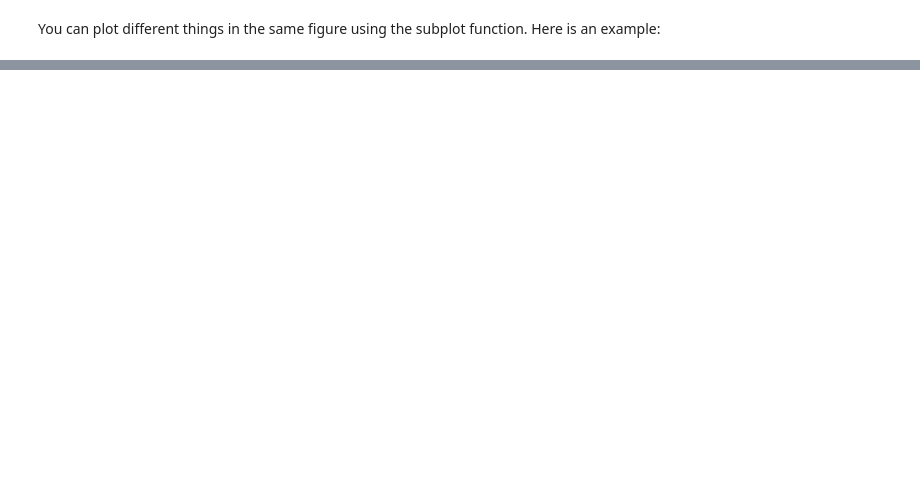
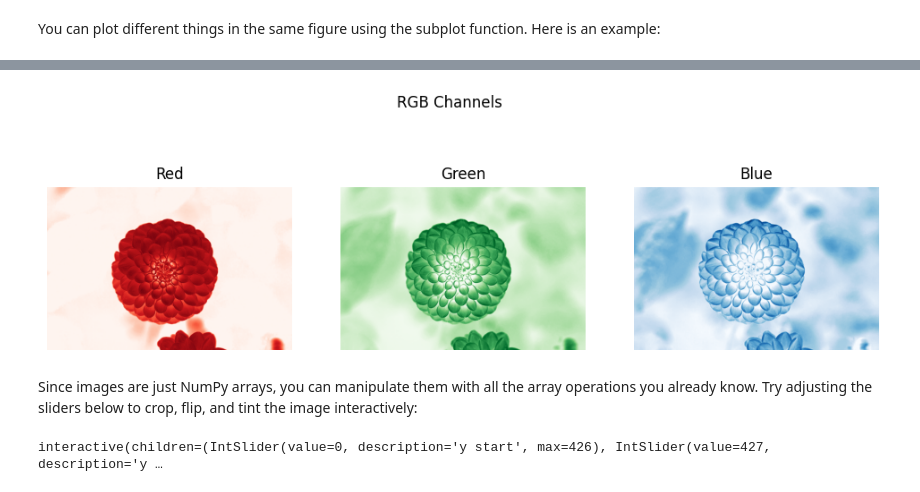
Before and after one commit to JerryYangAI/cs231n.github.io, a Jupyter notebook: python-colab.ipynb, the cells around one changed output, grey strips where cells are left out. Cells and saved outputs as stored; diff of their text form; code cells hidden in the pictures; blank space fills up the shorter version.

```diff
--- a/python-colab.ipynb
+++ b/python-colab.ipynb
@@ -993,0 +1180,13 @@ You can read much more about the `subplot` function in the [documentation](http:
+# %%
+from sklearn.datasets import load_sample_image
+
+# sklearn ships with a sample image: "flower.jpg"
+img_array = load_sample_image('flower.jpg')
+
+print(f'Image shape: {img_array.shape}')  # (H, W, 3)
+print(f'Dtype: {img_array.dtype}')         # uint8, values 0-255
+
+plt.imshow(img_array)
+plt.title('Original image')
+plt.axis('off')
+plt.show()
@@ -993,0 +1197,57 @@ You can read much more about the `subplot` function in the [documentation](http:
+# %%
+# Visualize individual color channels
+channel_names = ['Red', 'Green', 'Blue']
+cmaps = ['Reds', 'Greens', 'Blues']
+
+fig, axes = plt.subplots(1, 3, figsize=(12, 4))
+for i in range(3):
+    axes[i].imshow(img_array[:, :, i], cmap=cmaps[i])
+    axes[i].set_title(channel_names[i])
+    axes[i].axis('off')
+plt.suptitle('RGB Channels')
+plt.show()
+# %% [output]
+[figure, added]
+# %% [markdown]
+Since images are just NumPy arrays, you can manipulate them with all the array operations you already know.
+Try adjusting the sliders below to crop, flip, and tint the image interactively:
+# %%
+from ipywidgets import interact_manual, IntSlider, FloatSlider, Checkbox
+
+H, W = img_array.shape[:2]
+
+def manipulate_image(y_start=0, y_end=H, x_start=0, x_end=W,
+                     h_flip=False, v_flip=False,
+                     red=1.0, green=1.0, blue=1.0):
+    # Crop
+    img = img_array[y_start:y_end, x_start:x_end]
+    # Flip
+    if h_flip:
+        img = img[:, ::-1, :]
+    if v_flip:
+        img = img[::-1, :, :]
+    # Tint via broadcasting
+    tint = img * np.array([red, green, blue])
+    tint = np.clip(tint, 0, 255).astype(np.uint8)
+
+    fig, axes = plt.subplots(1, 2, figsize=(10, 4))
+    axes[0].imshow(img_array)
+    axes[0].set_title('Original')
+    axes[1].imshow(tint)
+    axes[1].set_title(f'Modified [{y_start}:{y_end}, {x_start}:{x_end}]')
+    for ax in axes: ax.axis('off')
+    plt.tight_layout()
+    plt.show()
+
+interact_manual(manipulate_image,
+         y_start=IntSlider(min=0, max=H-1, value=0, description="y start"),
+         y_end=IntSlider(min=1, max=H, value=H, description="y end"),
+         x_start=IntSlider(min=0, max=W-1, value=0, description="x start"),
+         x_end=IntSlider(min=1, max=W, value=W, description="x end"),
+         h_flip=Checkbox(value=False, description="Horizontal flip"),
+         v_flip=Checkbox(value=False, description="Vertical flip"),
+         red=FloatSlider(min=0, max=1.5, step=0.1, value=1.0, description="Red"),
+         green=FloatSlider(min=0, max=1.5, step=0.1, value=1.0, description="Green"),
+         blue=FloatSlider(min=0, max=1.5, step=0.1, value=1.0, description="Blue"));
+# %% [output]
+interactive(children=(IntSlider(value=0, description='y start', max=426), IntSlider(value=427, description='y …
```
Also changed, not shown: parts of 104 cells of this notebook.
